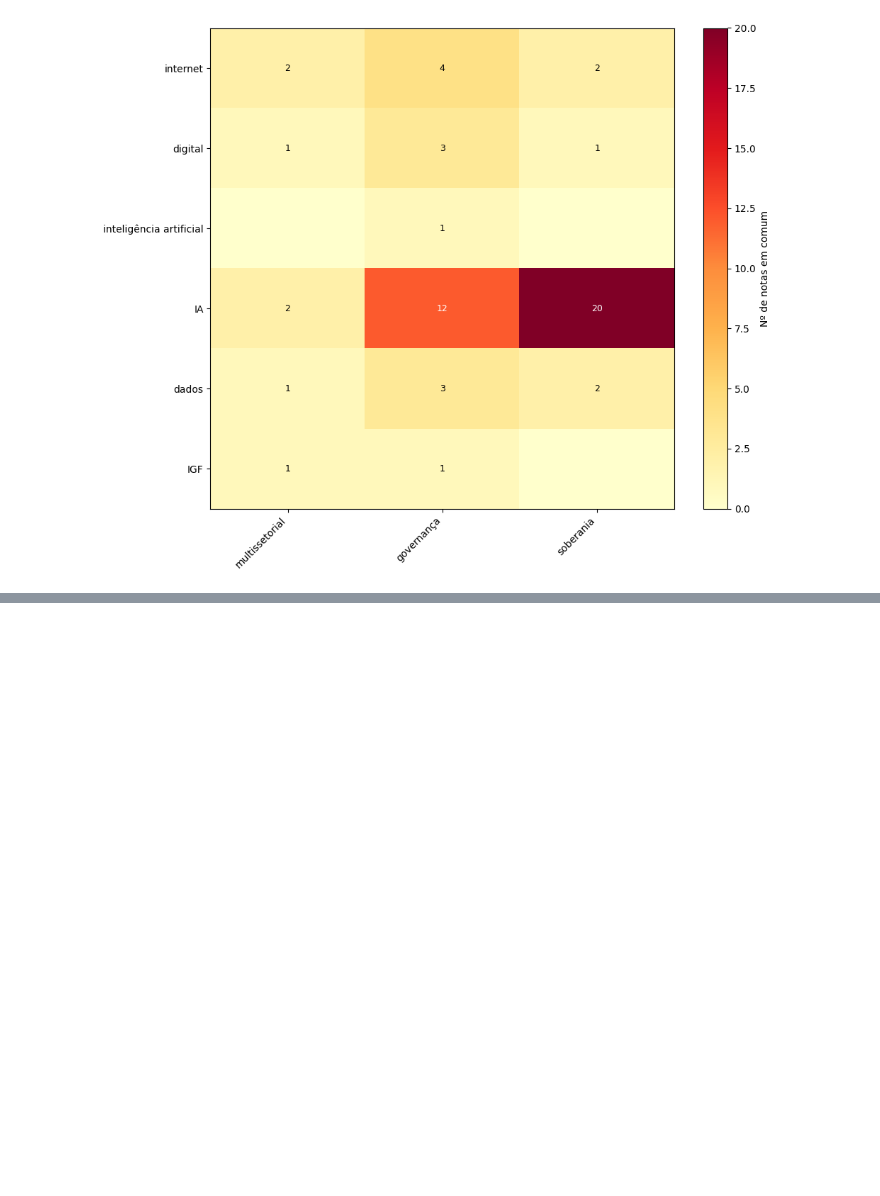
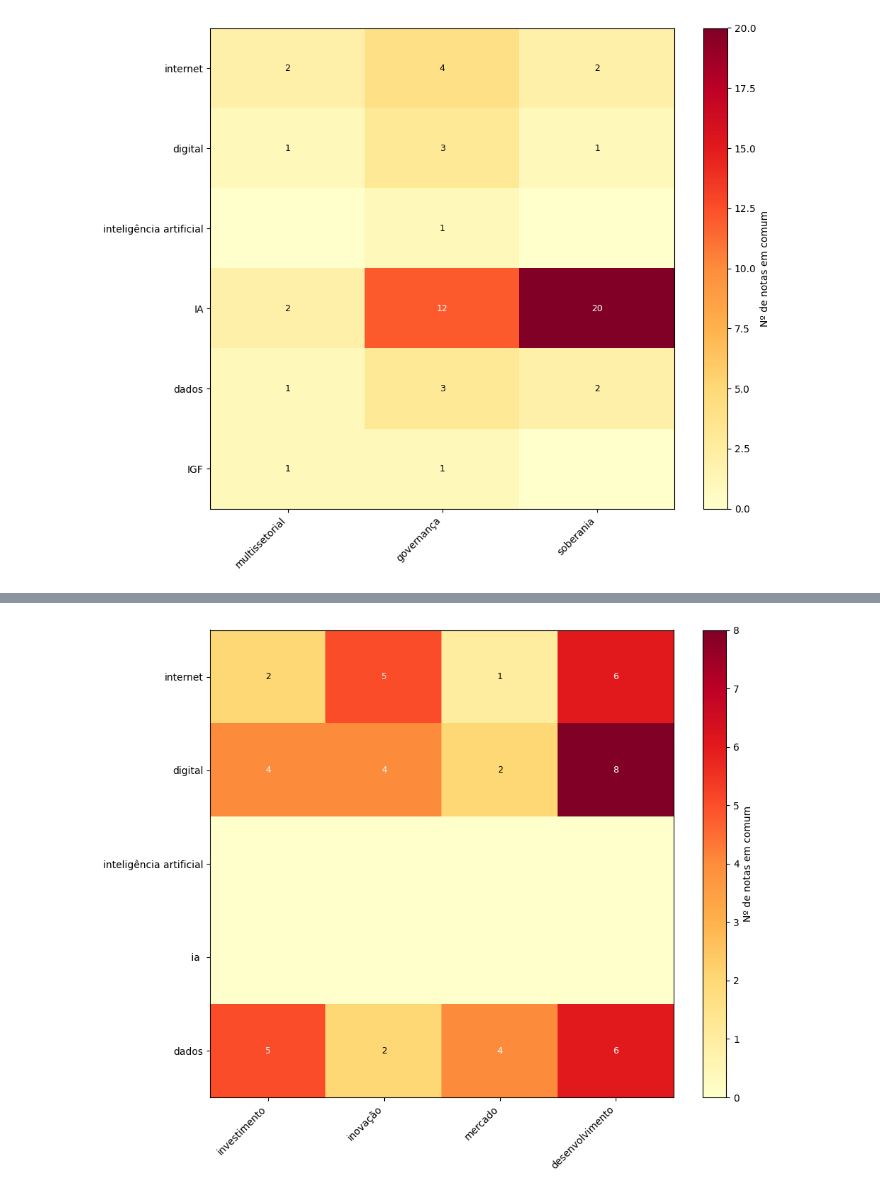
Before and after one commit to juborduchi/governanca-digital_mre, a Jupyter notebook: notebooks/analise_nota_mre.ipynb, the cells around one changed output, grey strips where cells are left out. Saved outputs shown, nothing was run; the diff lists cells and outputs as text; code cells hidden in the pictures; blank space fills up the shorter version.

```diff
--- a/notebooks/analise_nota_mre.ipynb
+++ b/notebooks/analise_nota_mre.ipynb
@@ -802,0 +908,46 @@ plt.show()
+# %%
+import numpy as np
+import pandas as pd
+import matplotlib.pyplot as plt
+
+# Definir as palavras para os eixos vertical e horizontal
+palavras_vertical = ['internet', 'digital', 'inteligência artificial', ' ia ', 'dados']
+palavras_horizontal = ['investimento','inovação','mercado','desenvolvimento']
+
+# Combinar todas as palavras para criar a matriz de presença inicial
+palavras_analise_total = list(set(palavras_vertical + palavras_horizontal))
+
+# Para cada nota, marca quais palavras são mencionadas
+matriz_presenca = pd.DataFrame({
+    palavra: df['texto_completo'].str.contains(palavra, case=False, na=False, regex=False).astype(int)
+    for palavra in palavras_analise_total
+})
+
+# Matriz de co-ocorrência entre os dois conjuntos de palavras
+# Linhas: palavras_vertical, Colunas: palavras_horizontal
+coocorrencia_personalizada = matriz_presenca[palavras_vertical].T.dot(matriz_presenca[palavras_horizontal])
+
+# Heatmap
+fig, ax = plt.subplots(figsize=(10, 8))
+im = ax.imshow(coocorrencia_personalizada, cmap='YlOrRd', aspect='auto')
+
+# Configurar os rótulos dos eixos
+ax.set_xticks(range(len(palavras_horizontal)))
+ax.set_yticks(range(len(palavras_vertical)))
+ax.set_xticklabels(palavras_horizontal, rotation=45, ha='right')
+ax.set_yticklabels(palavras_vertical)
+
+# Anotar os valores nas células
+for i in range(len(palavras_vertical)):
+    for j in range(len(palavras_horizontal)):
+        valor = coocorrencia_personalizada.iloc[i, j]
+        if valor > 0:
+            ax.text(j, i, int(valor), ha='center', va='center',
+                    color='black' if valor < coocorrencia_personalizada.values.max()/2 else 'white',
+                    fontsize=9)
+
+plt.colorbar(im, ax=ax, label='Nº de notas em comum')
+plt.tight_layout()
+plt.show()
+# %% [output]
+[figure, added]
```
Also changed, not shown: parts of 45 cells of this notebook.
